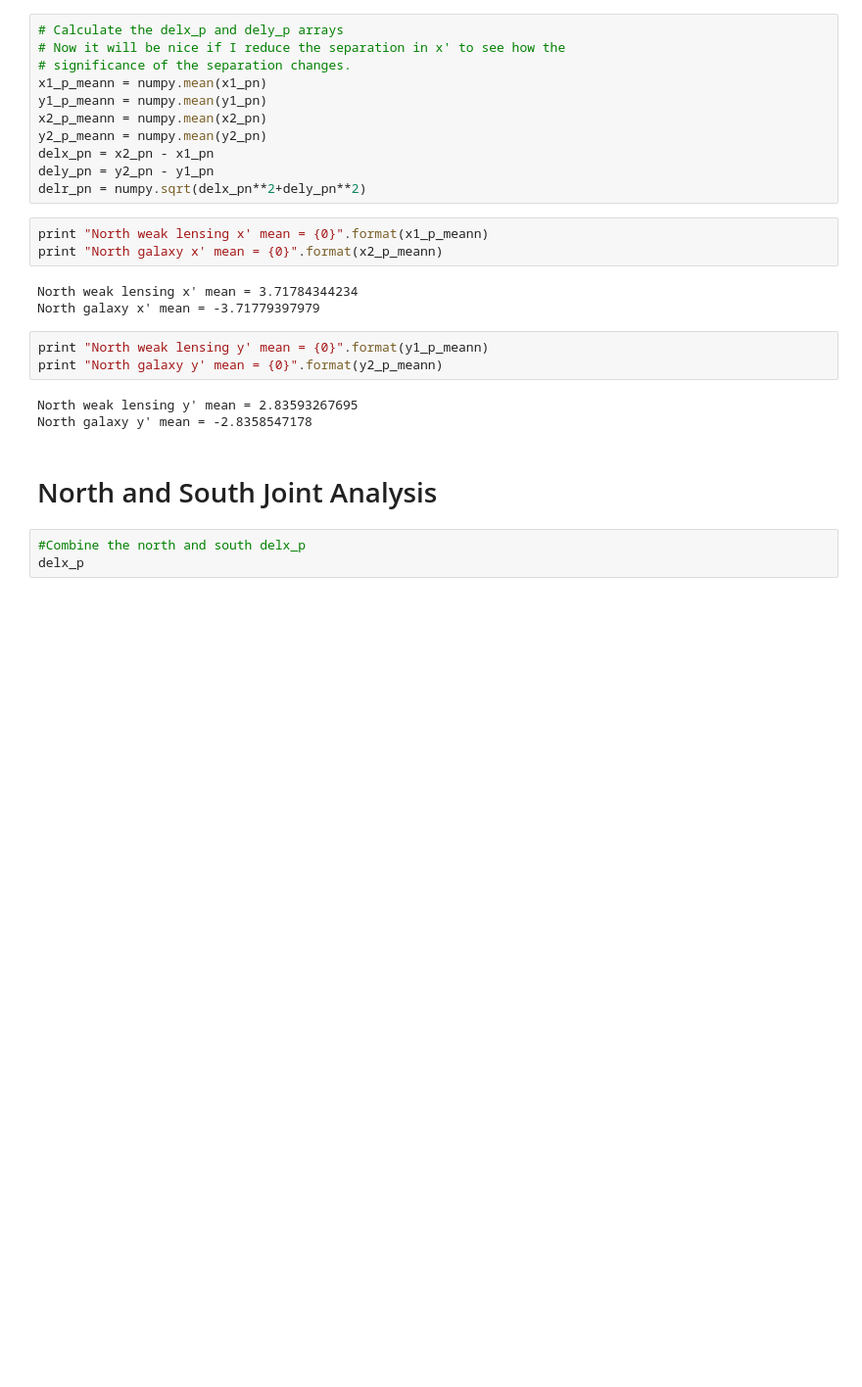
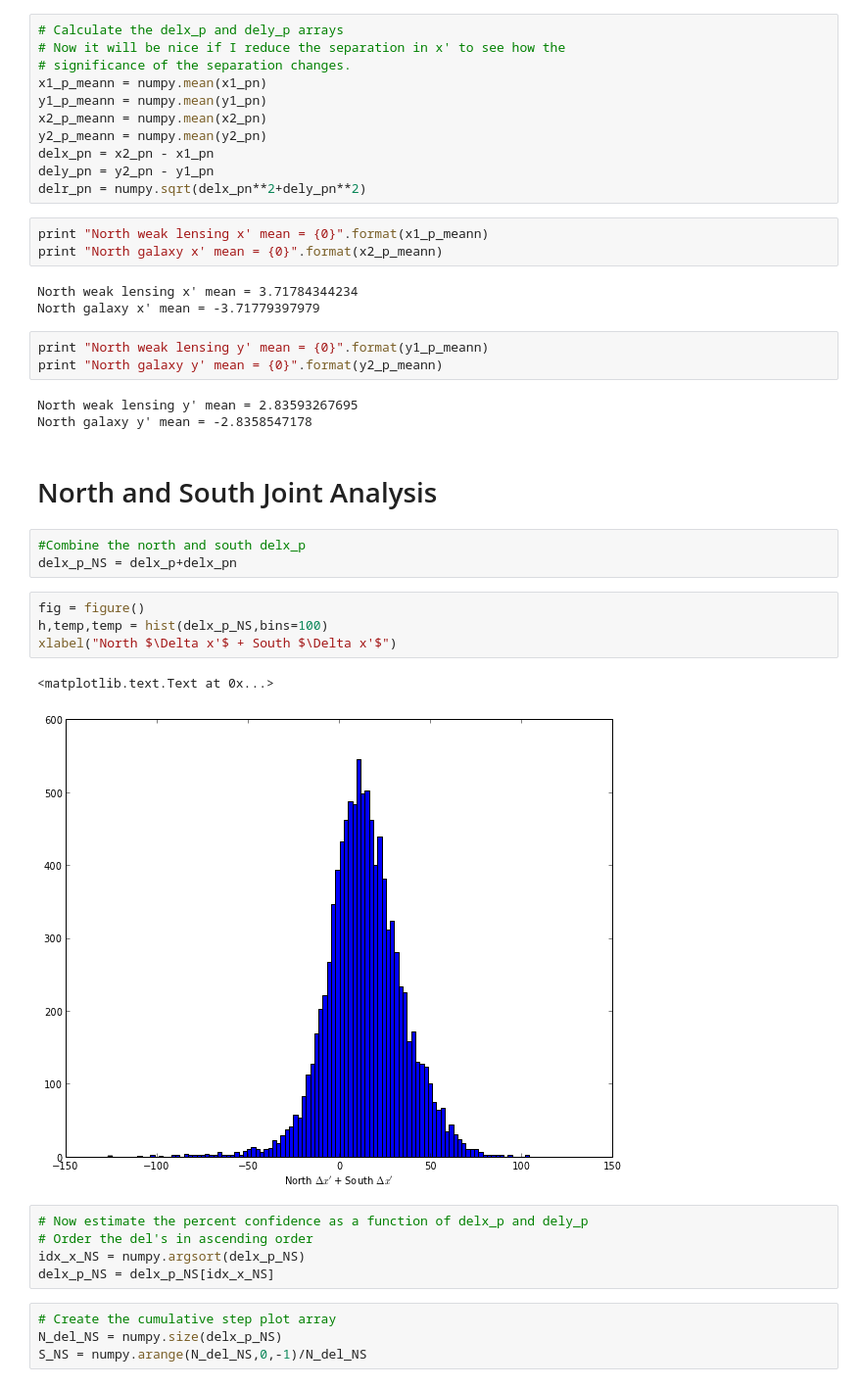
Before and after one commit to wadawson/dissertation, a Jupyter notebook: Chapter4/AnalysisFiles/Centroid Calculations - Merger Axis.ipynb, the cells around one changed output. Shown at 98% size. Cells and saved outputs as stored; diff of their text form; blank space fills up the shorter version.

```diff
--- a/Chapter4/AnalysisFiles/Centroid Calculations - Merger Axis.ipynb
+++ b/Chapter4/AnalysisFiles/Centroid Calculations - Merger Axis.ipynb
@@ -225,4 +225,20 @@ North galaxy y' mean = -2.8358547178
 # North and South Joint Analysis
 # %%
 #Combine the north and south delx_p
-delx_p
+delx_p_NS = delx_p+delx_pn
+# %%
+fig = figure()
+h,temp,temp = hist(delx_p_NS,bins=100)
+xlabel("North $\Delta x'$ + South $\Delta x'$")
+# %% [output]
+<matplotlib.text.Text at 0x...>
+[figure, added]
+# %%
+# Now estimate the percent confidence as a function of delx_p and dely_p
+# Order the del's in ascending order
+idx_x_NS = numpy.argsort(delx_p_NS)
+delx_p_NS = delx_p_NS[idx_x_NS]
+# %%
+# Create the cumulative step plot array
+N_del_NS = numpy.size(delx_p_NS)
+S_NS = numpy.arange(N_del_NS,0,-1)/N_del_NS
```
Also changed, not shown: parts of 2 cells of this notebook.
